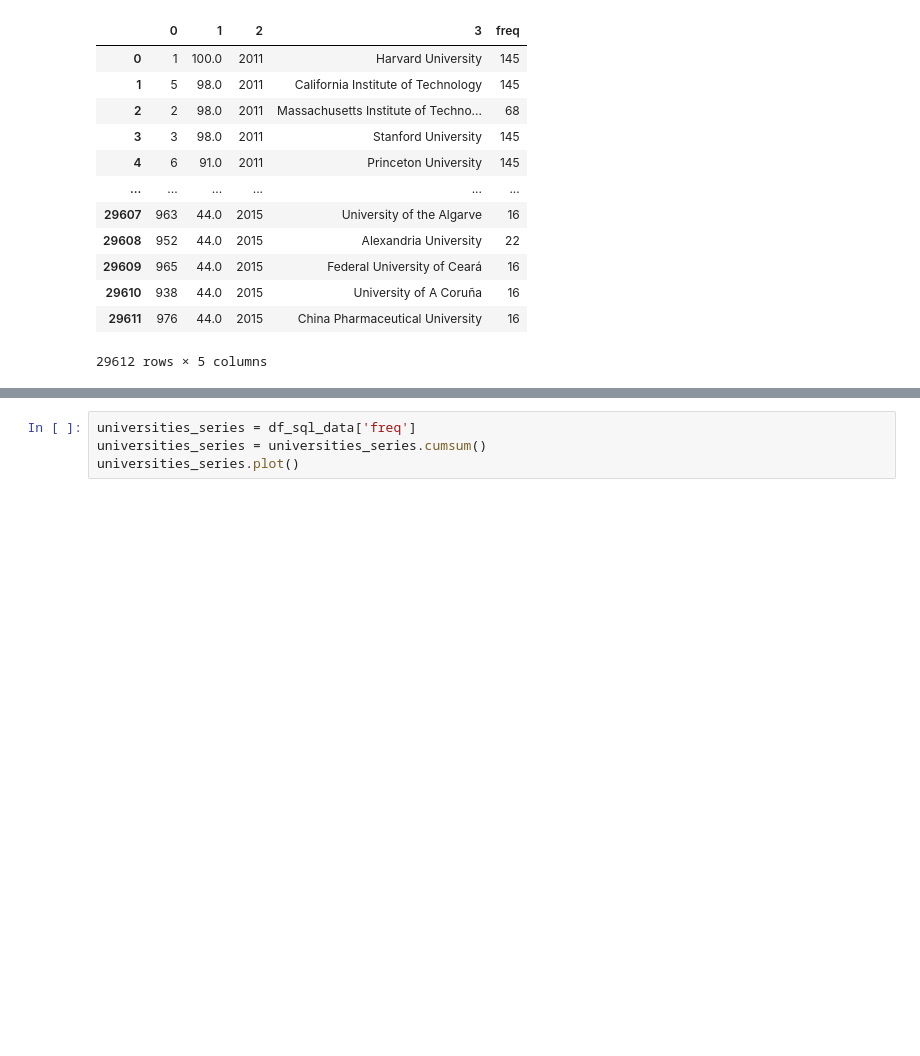
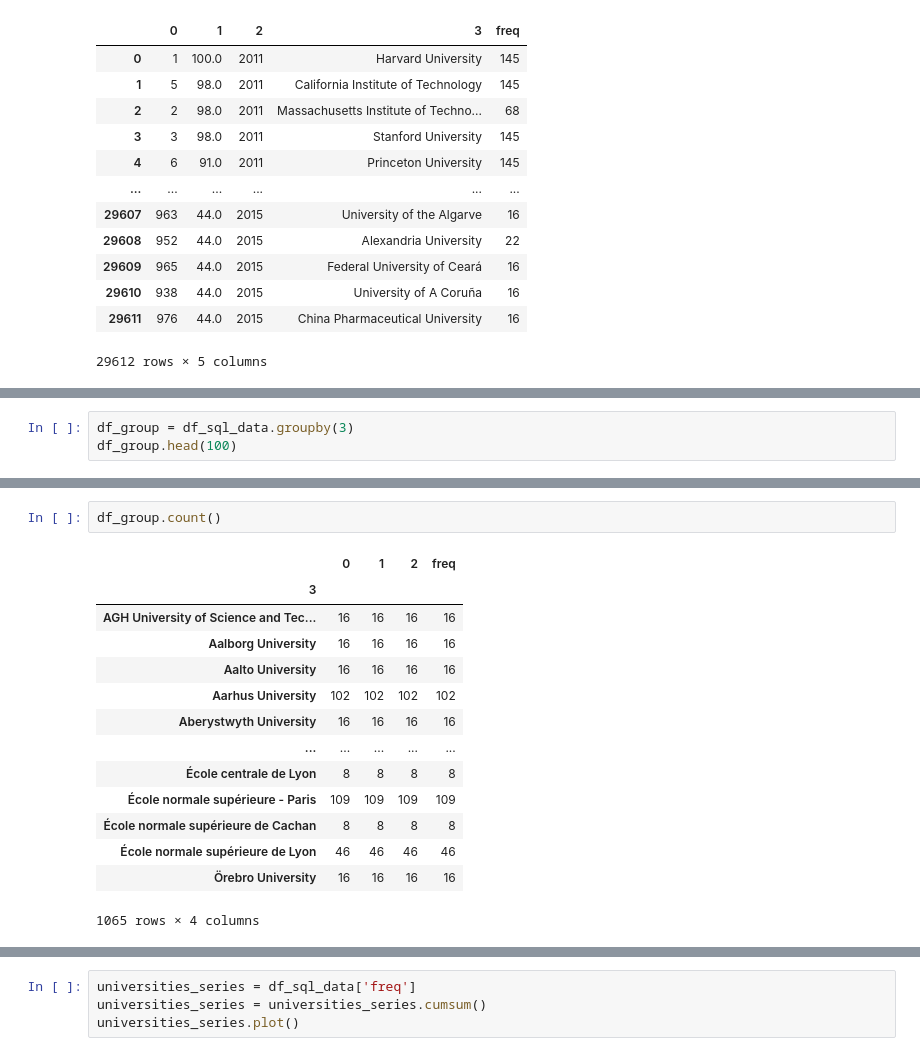
Before and after one commit to FerBOnzero/python-notebooks, a Jupyter notebook: StaticsWithPython-Python/Database.ipynb, the cells around one changed output, grey strips where cells are left out. Cells and saved outputs as stored; diff of their text form; blank space fills up the shorter version.

```diff
--- a/StaticsWithPython-Python/Database.ipynb
+++ b/StaticsWithPython-Python/Database.ipynb
@@ -73,0 +99,3 @@ df_sql_data.groupby(3)[0].nunique().plot(kind='bar')
+# %%
+df_group = df_sql_data.groupby(3)
+df_group.head(100)
@@ -73,0 +116,17 @@ df_sql_data.groupby(3)[0].nunique().plot(kind='bar')
+# %%
+df_group.count()
+# %% [output]
+|  | 0 | 1 | 2 | freq |
+| 3 |  |  |  |  |
+| AGH University of Science and Tec... | 16 | 16 | 16 | 16 |
+| Aalborg University | 16 | 16 | 16 | 16 |
+| Aalto University | 16 | 16 | 16 | 16 |
+| Aarhus University | 102 | 102 | 102 | 102 |
+| Aberystwyth University | 16 | 16 | 16 | 16 |
+| ... | ... | ... | ... | ... |
+| École centrale de Lyon | 8 | 8 | 8 | 8 |
+| École normale supérieure - Paris | 109 | 109 | 109 | 109 |
+| École normale supérieure de Cachan | 8 | 8 | 8 | 8 |
+| École normale supérieure de Lyon | 46 | 46 | 46 | 46 |
+| Örebro University | 16 | 16 | 16 | 16 |
+1065 rows × 4 columns
```
Also changed, not shown: parts of 8 cells of this notebook, 12 other files.
